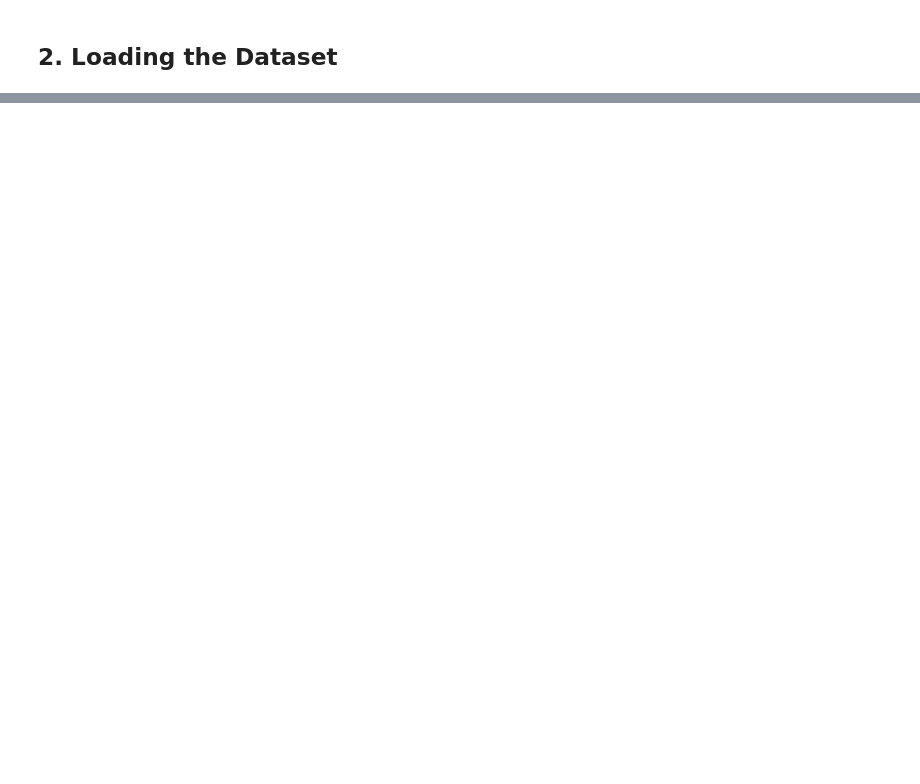
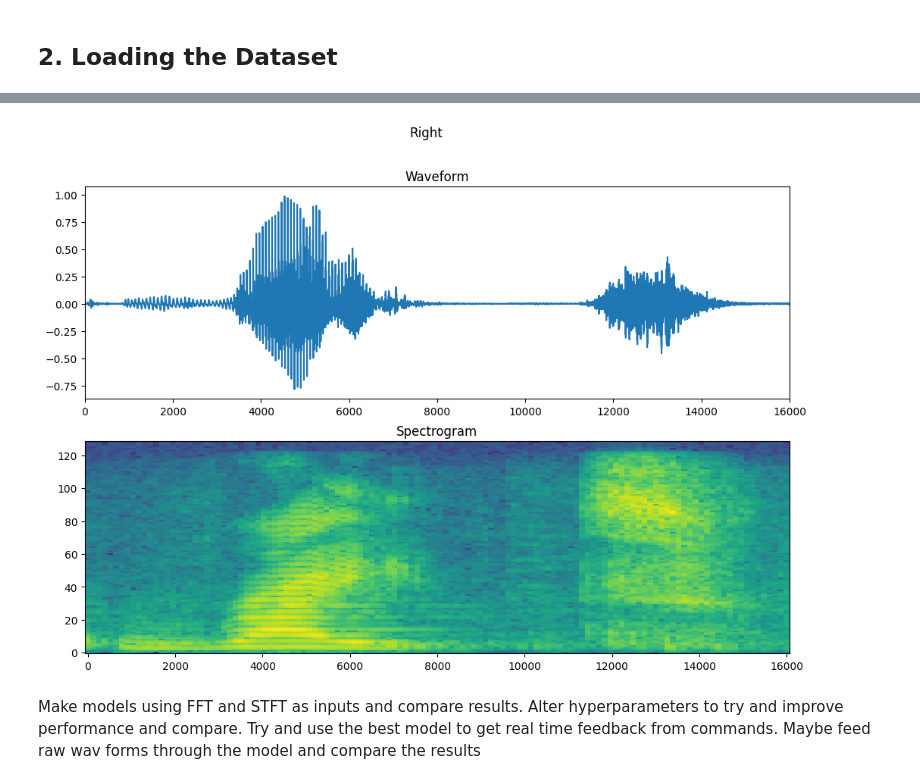
Before and after one commit to Lucas-Piccininni/628_Final_Project, a Jupyter notebook: Command_Recognition.ipynb, the cells around one changed output, grey strips where cells are left out. Saved outputs shown, nothing was run; the diff lists cells and outputs as text; code cells hidden in the pictures; blank space fills up the shorter version.

```diff
--- a/Command_Recognition.ipynb
+++ b/Command_Recognition.ipynb
@@ -43,0 +105,6 @@ Commands: ['down' 'go' 'left' 'no' 'right' 'stop' 'up' 'yes']
+# %%
+def FFT(audio, label):
+    tf.signal.fft(tf.complex(audio, 0.0))
+    return audio, label
+# %%
+train_fft = train_ds.map(FFT, tf.data.AUTOTUNE)
@@ -43,0 +151,11 @@ Commands: ['down' 'go' 'left' 'no' 'right' 'stop' 'up' 'yes']
+# %%
+for i in range(3):
+  label = label_names[example_labels[i]]
+  waveform = example_audio[i]
+  spectrogram = get_spectrogram(waveform)
+
+  print('Label:', label)
+  print('Waveform shape:', waveform.shape)
+  print('Spectrogram shape:', spectrogram.shape)
+  print('Audio playback')
+  display.display(display.Audio(waveform, rate=16000))
@@ -43,0 +178,29 @@ Commands: ['down' 'go' 'left' 'no' 'right' 'stop' 'up' 'yes']
+# %%
+def plot_spectrogram(spectrogram, ax):
+  if len(spectrogram.shape) > 2:
+    assert len(spectrogram.shape) == 3
+    spectrogram = np.squeeze(spectrogram, axis=-1)
+  # Convert the frequencies to log scale and transpose, so that the time is
+  # represented on the x-axis (columns).
+  # Add an epsilon to avoid taking a log of zero.
+  log_spec = np.log(spectrogram.T + np.finfo(float).eps)
+  height = log_spec.shape[0]
+  width = log_spec.shape[1]
+  X = np.linspace(0, np.size(spectrogram), num=width, dtype=int)
+  Y = range(height)
+  ax.pcolormesh(X, Y, log_spec)
+# %%
+fig, axes = plt.subplots(2, figsize=(12, 8))
+timescale = np.arange(waveform.shape[0])
+axes[0].plot(timescale, waveform.numpy())
+axes[0].set_title('Waveform')
+axes[0].set_xlim([0, 16000])
+
+plot_spectrogram(spectrogram.numpy(), axes[1])
+axes[1].set_title('Spectrogram')
+plt.suptitle(label.title())
+plt.show()
+# %% [output]
+[figure, added]
+# %% [markdown]
+Make models using FFT and STFT as inputs and compare results. Alter hyperparameters to try and improve performance and compare. Try and use the best model to get real time feedback from commands. Maybe feed raw wav forms through the model and compare the results
```
Also changed, not shown: parts of 22 cells of this notebook.
